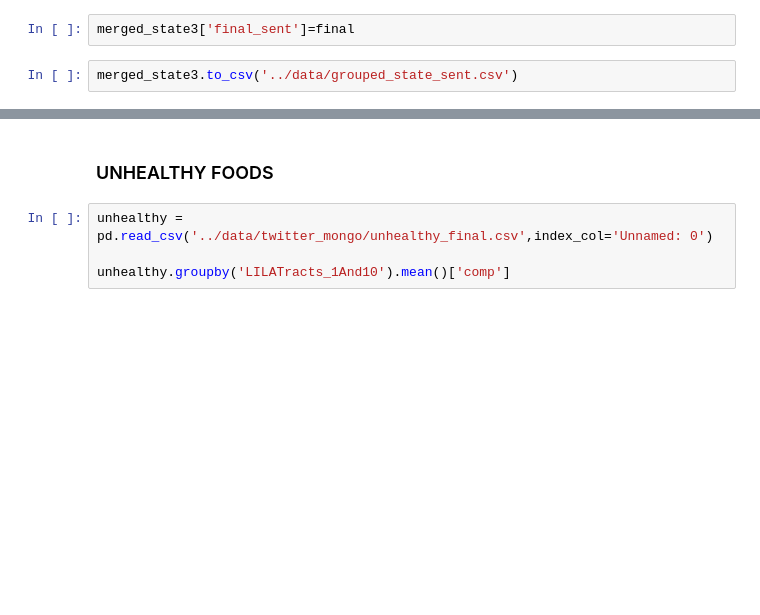
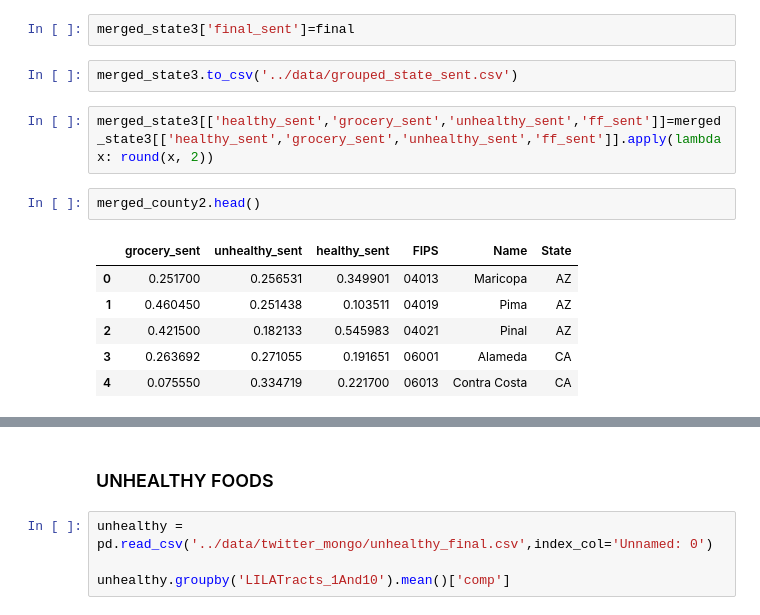
Before and after one commit to karinapatel/food-desert-prediction, a Jupyter notebook: jupyter/sentiment_EDA.ipynb, the cells around one changed output, grey strips where cells are left out. Saved outputs shown, nothing was run; the diff lists cells and outputs as text; blank space fills up the shorter version.

```diff
--- a/jupyter/sentiment_EDA.ipynb
+++ b/jupyter/sentiment_EDA.ipynb
@@ -120,3 +205,14 @@ merged_state3['max_sent']=max_val
 merged_state3['final_sent']=final
 # %%
 merged_state3.to_csv('../data/grouped_state_sent.csv')
+# %%
+merged_state3[['healthy_sent','grocery_sent','unhealthy_sent','ff_sent']]=merged_state3[['healthy_sent','grocery_sent','unhealthy_sent','ff_sent']].apply(lambda x: round(x, 2))
+# %%
+merged_county2.head()
+# %% [output]
+|  | grocery_sent | unhealthy_sent | healthy_sent | FIPS | Name | State |
+| 0 | 0.251700 | 0.256531 | 0.349901 | 04013 | Maricopa | AZ |
+| 1 | 0.460450 | 0.251438 | 0.103511 | 04019 | Pima | AZ |
+| 2 | 0.421500 | 0.182133 | 0.545983 | 04021 | Pinal | AZ |
+| 3 | 0.263692 | 0.271055 | 0.191651 | 06001 | Alameda | CA |
+| 4 | 0.075550 | 0.334719 | 0.221700 | 06013 | Contra Costa | CA |
```
Also changed, not shown: parts of 50 cells of this notebook, 16 other files.
